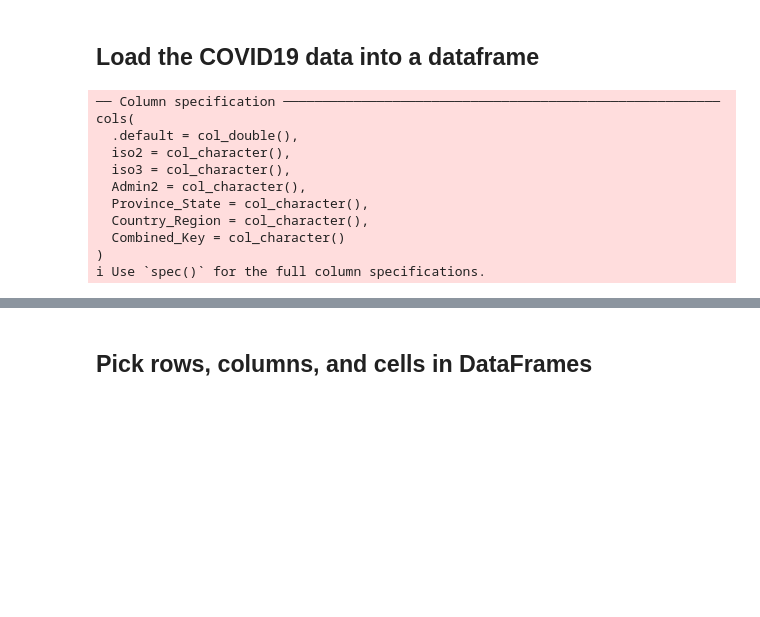
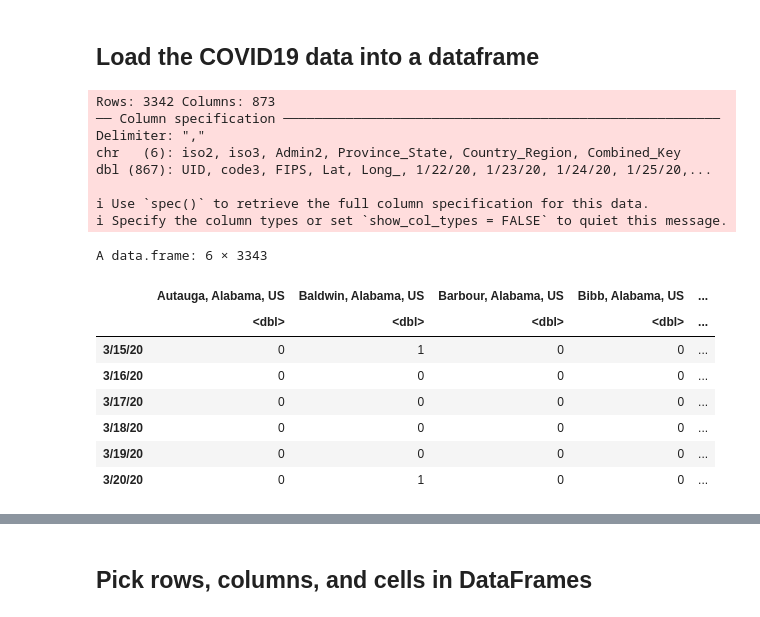
Before and after one commit to hongqin/R_COVID19_student_bootcamp2022June, a Jupyter notebook: R_coding_bootcamp_2022June.ipynb, the cells around one changed output, grey strips where cells are left out. Saved outputs shown, nothing was run; the diff lists cells and outputs as text; code cells hidden in the pictures; blank space fills up the shorter version.

```diff
--- a/R_coding_bootcamp_2022June.ipynb
+++ b/R_coding_bootcamp_2022June.ipynb
@@ -431,16 +449,34 @@ library(dplyr)
 # %%
 # load JHU covid19 data set with tidyverse read_csv
 # this is the URL for "view raw " for csv files on GitHub
 tb = read_csv("https://raw.githubusercontent.com/CSSEGISandData/COVID-19/master/csse_covid_19_data/csse_covid_19_time_series/time_series_covid19_confirmed_US.csv")
+tb1 <- tb %>% dplyr::select(12:length(tb[1,])) %>% as.matrix() %>% t() %>% diff()
+tb1 = as.data.frame(tb1)
+names(tb1) = tb$Combined_Key
+
+tb1$dates = mdy(rownames(tb1))
+
+#startday = ymd('2020/02/15')
+startday = ymd('2020/03/15')
+endday = today(tzone ='EST')
+
+tb <- tb1 %>% dplyr::filter( between(dates, startday, endday))
+head(tb)
 # %% [output]
+Rows: 3342 Columns: 873
 ── Column specification ────────────────────────────────────────────────────────
-cols(
-  .default = col_double(),
-  iso2 = col_character(),
-  iso3 = col_character(),
-  Admin2 = col_character(),
-  Province_State = col_character(),
-  Country_Region = col_character(),
-  Combined_Key = col_character()
-)
-ℹ Use `spec()` for the full column specifications.
+Delimiter: ","
+chr   (6): iso2, iso3, Admin2, Province_State, Country_Region, Combined_Key
+dbl (867): UID, code3, FIPS, Lat, Long_, 1/22/20, 1/23/20, 1/24/20, 1/25/20,...
+
+ℹ Use `spec()` to retrieve the full column specification for this data.
+ℹ Specify the column types or set `show_col_types = FALSE` to quiet this message.
+A data.frame: 6 × 3343
+|  | Autauga, Alabama, US | Baldwin, Alabama, US | Barbour, Alabama, US | Bibb, Alabama, US | ... |
+|  | <dbl> | <dbl> | <dbl> | <dbl> | ... |
+| 3/15/20 | 0 | 1 | 0 | 0 | ... |
+| 3/16/20 | 0 | 0 | 0 | 0 | ... |
+| 3/17/20 | 0 | 0 | 0 | 0 | ... |
+| 3/18/20 | 0 | 0 | 0 | 0 | ... |
+| 3/19/20 | 0 | 0 | 0 | 0 | ... |
+| 3/20/20 | 0 | 1 | 0 | 0 | ... |
```
Also changed, not shown: parts of 4 cells of this notebook.
